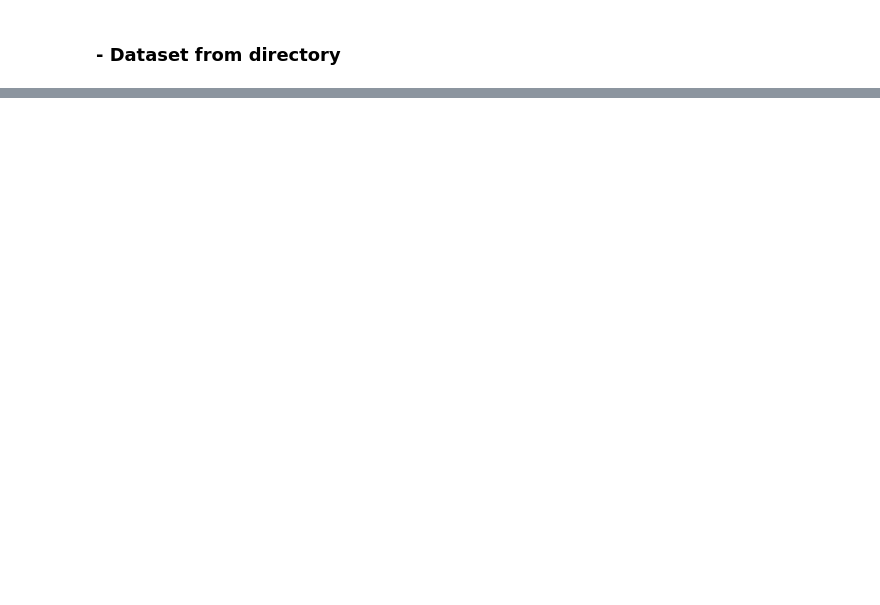
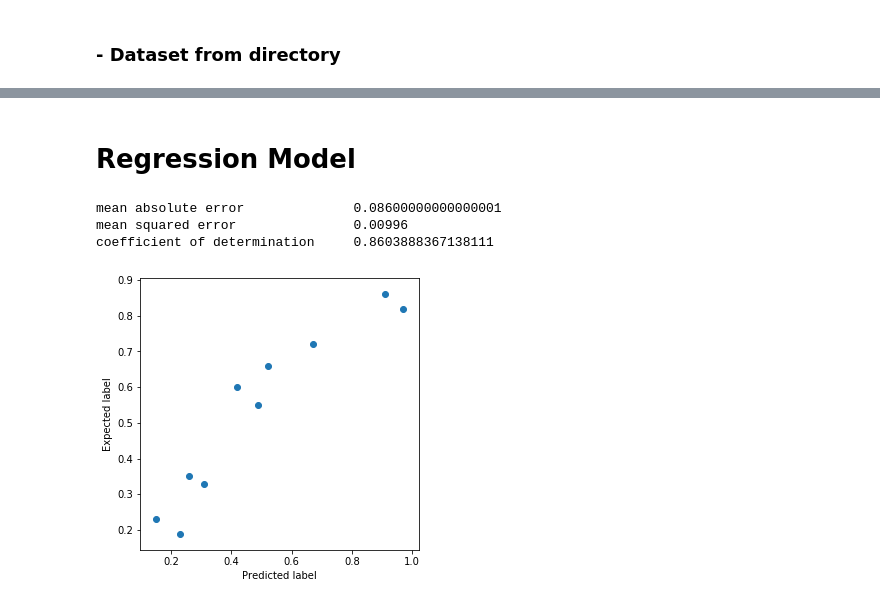
Before and after one commit to mariagrandury/ml-model-quality-analysis, a Jupyter notebook: quality_report.ipynb, the cells around one changed output, grey strips where cells are left out. Cells and saved outputs as stored; diff of their text form; code cells hidden in the pictures; blank space fills up the shorter version.

```diff
--- a/quality_report.ipynb
+++ b/quality_report.ipynb
@@ -76,0 +100,12 @@ analysis.evaluate_performance()
+# %% [markdown]
+# Regression Model
+# %%
+y_true = [0.23, 0.42, 0.97, 0.31, 0.67, 0.26, 0.52, 0.91, 0.15, 0.49]
+y_pred = [0.19, 0.60, 0.82, 0.33, 0.72, 0.35, 0.66, 0.86, 0.23, 0.55]
+
+FunctionalityAnalysis(y_true, y_pred, 'regression').evaluate()
+# %% [output]
+mean absolute error              0.08600000000000001
+mean squared error               0.00996
+coefficient of determination     0.8603888367138111
+[figure, added]
```
Also changed, not shown: parts of 6 cells of this notebook, 1 other file.
